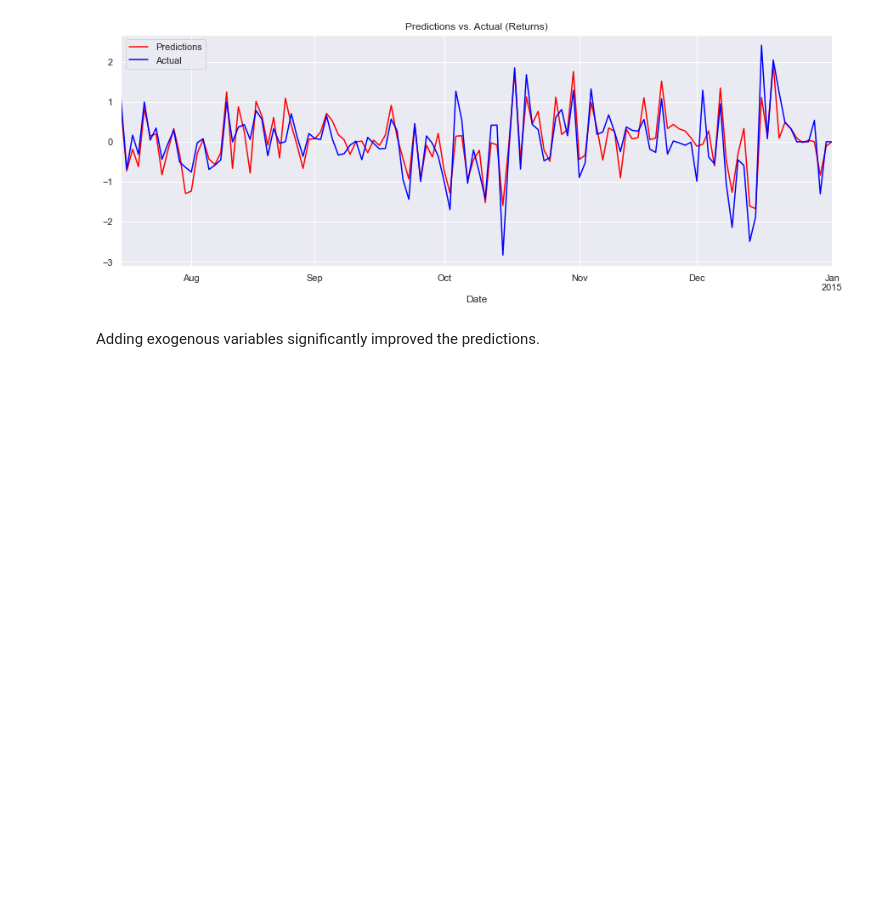
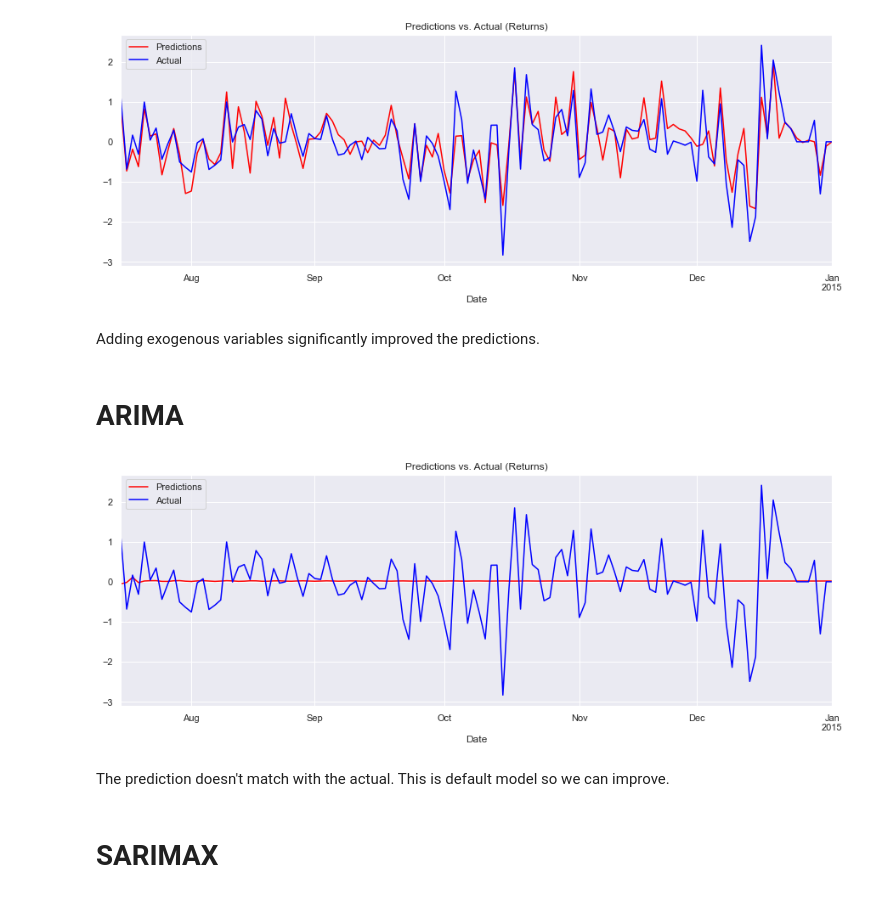
Before and after one commit to mkang32/snp500-analysis, a Jupyter notebook: notebooks/8.Forecasting.ipynb, the cells around one changed output. Drawn from its saved outputs; the diff is of its cells as text; code cells hidden in the pictures; blank space fills up the shorter version.

Commit message:
forecasting sarimax

```diff
--- a/notebooks/8.Forecasting.ipynb
+++ b/notebooks/8.Forecasting.ipynb
@@ -290,3 +291,22 @@ plt.show()
 [figure]
 # %% [markdown]
 Adding exogenous variables significantly improved the predictions.
+# %% [markdown]
+# ARIMA
+# %%
+model_auto = auto_arima(df.ret_ftse[1:])
+# %%
+df_auto_pred = pd.DataFrame(model_auto.predict(n_periods=len(df_test[start_date:end_date])),
+                           index=df_test[start_date:end_date].index)
+# %%
+df_auto_pred[start_date: end_date].plot(figsize=(15, 5), color='red')
+df_test.ret_ftse[start_date: end_date].plot(color='blue')
+plt.title('Predictions vs. Actual (Returns)')
+plt.legend(['Predictions', 'Actual'])
+plt.show()
+# %% [output]
+[figure, added]
+# %% [markdown]
+The prediction doesn't match with the actual. This is default model so we can improve.
+# %% [markdown]
+# SARIMAX
```
Also changed, not shown: parts of 8 cells of this notebook.
